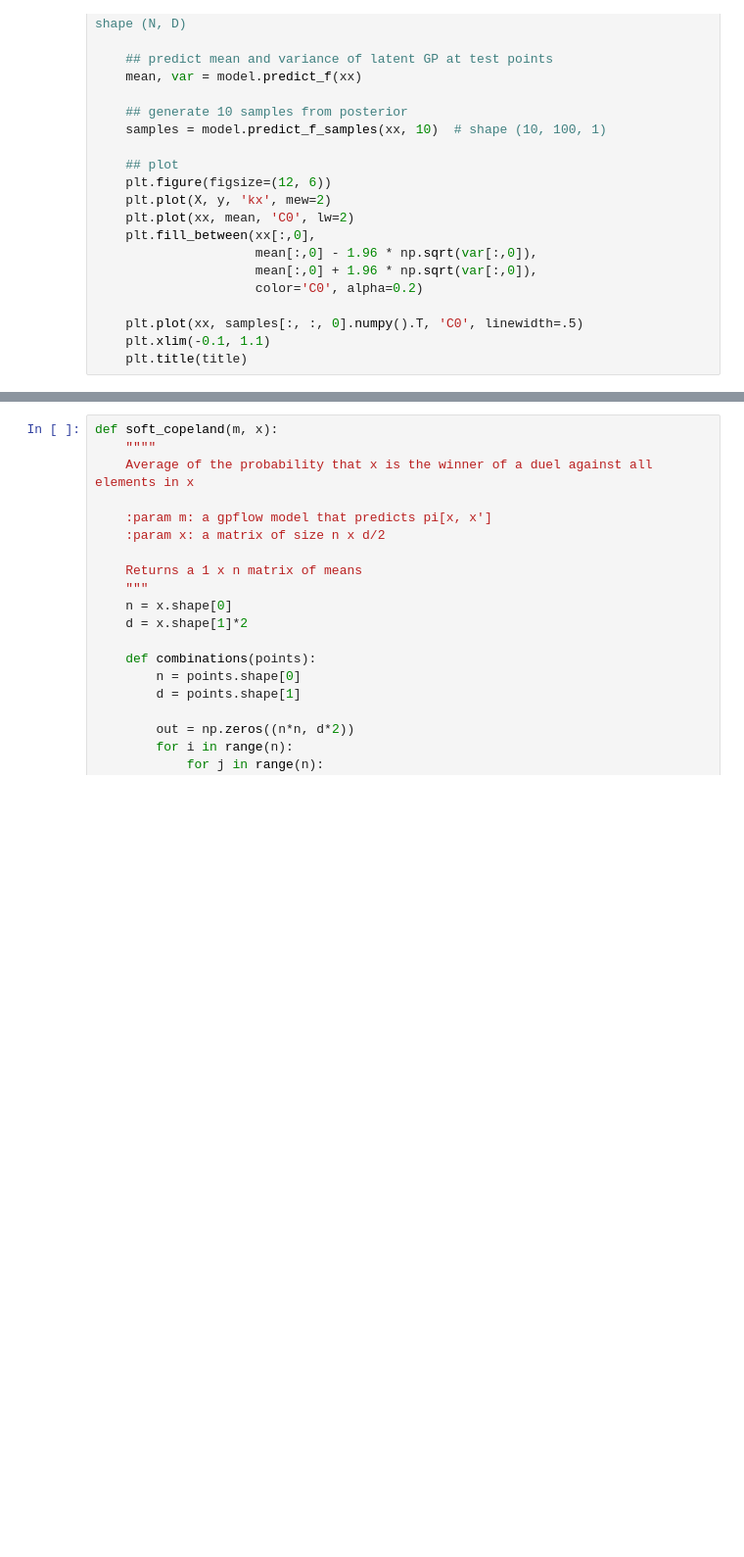
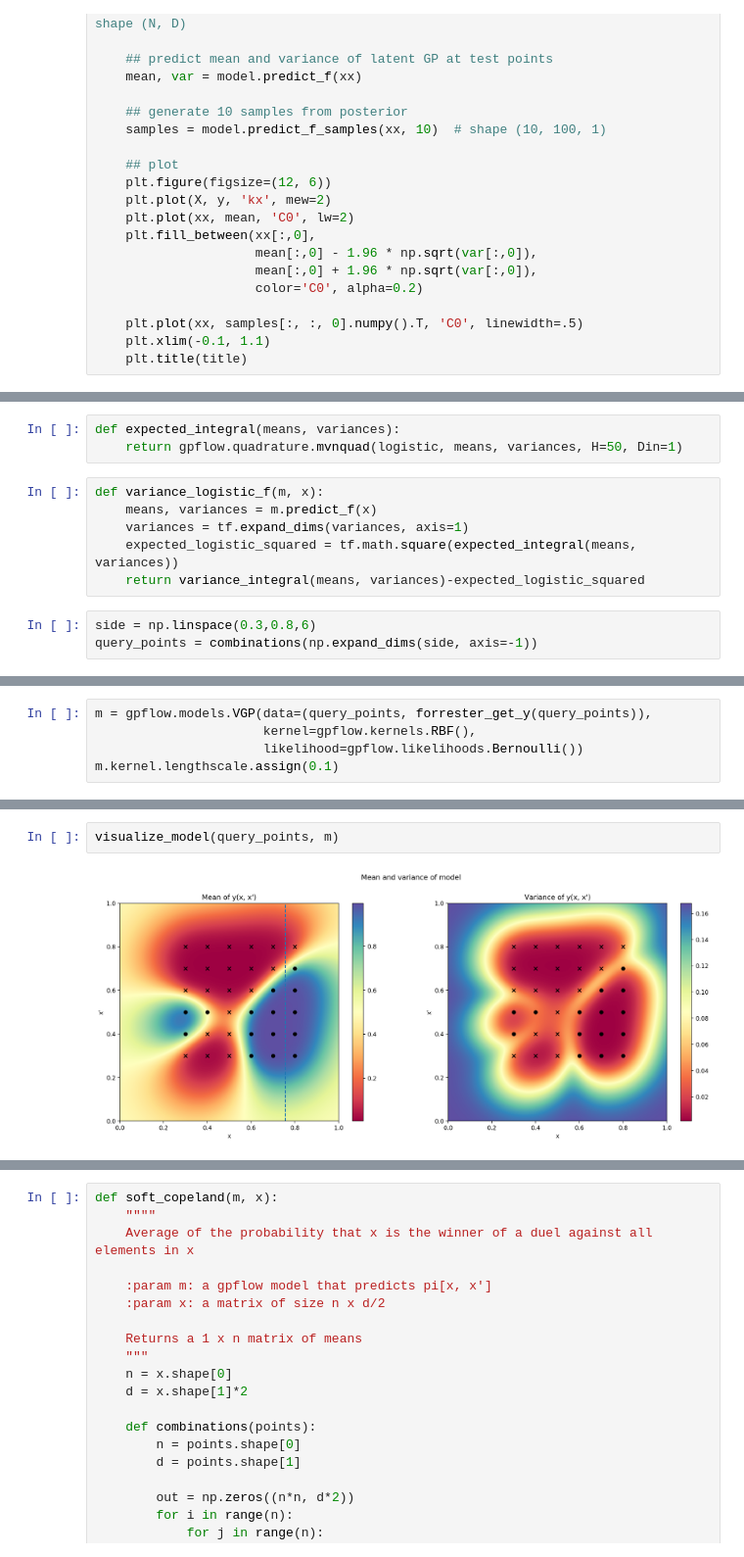
Before and after one commit to sebtsh/Top-k-Ranking-Bayesian-Optimization, a Jupyter notebook: notebooks/PBO_DTS.ipynb, the cells around one changed output, grey strips where cells are left out. Shown at 98% size. Cells and saved outputs as stored; diff of their text form; blank space fills up the shorter version.

```diff
--- a/notebooks/PBO_DTS.ipynb
+++ b/notebooks/PBO_DTS.ipynb
@@ -523,0 +127,12 @@ plot(m, axes)
+# %%
+def expected_integral(means, variances):
+    return gpflow.quadrature.mvnquad(logistic, means, variances, H=50, Din=1)
+# %%
+def variance_logistic_f(m, x):
+    means, variances = m.predict_f(x)
+    variances = tf.expand_dims(variances, axis=1)
+    expected_logistic_squared = tf.math.square(expected_integral(means, variances))
+    return variance_integral(means, variances)-expected_logistic_squared
+# %%
+side = np.linspace(0.3,0.8,6)
+query_points = combinations(np.expand_dims(side, axis=-1))
@@ -523,0 +186,5 @@ plot(m, axes)
+# %%
+m = gpflow.models.VGP(data=(query_points, forrester_get_y(query_points)),
+                      kernel=gpflow.kernels.RBF(),
+                      likelihood=gpflow.likelihoods.Bernoulli())
+m.kernel.lengthscale.assign(0.1)
@@ -523,0 +285,4 @@ plot(m, axes)
+# %%
+visualize_model(query_points, m)
+# %% [output]
+[figure, added]
```
Also changed, not shown: parts of 66 cells of this notebook, 2 other files.
